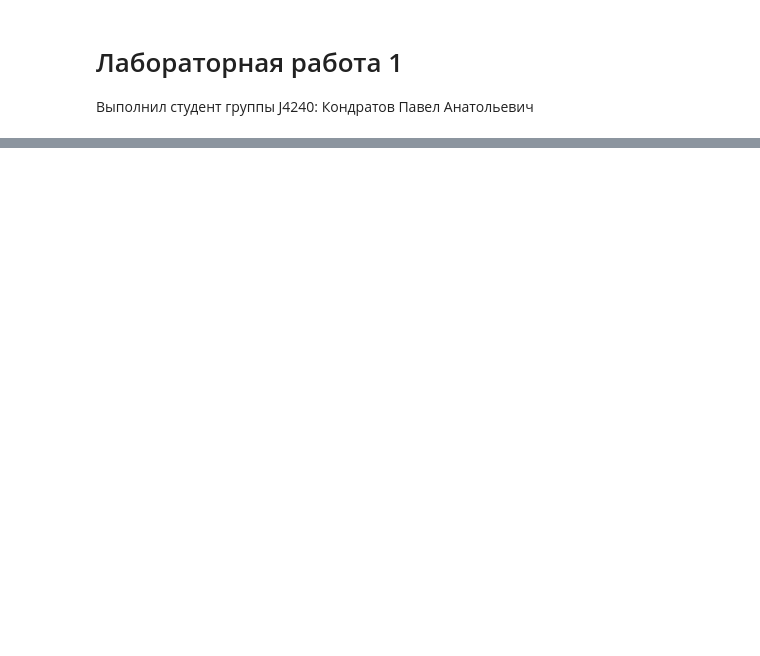
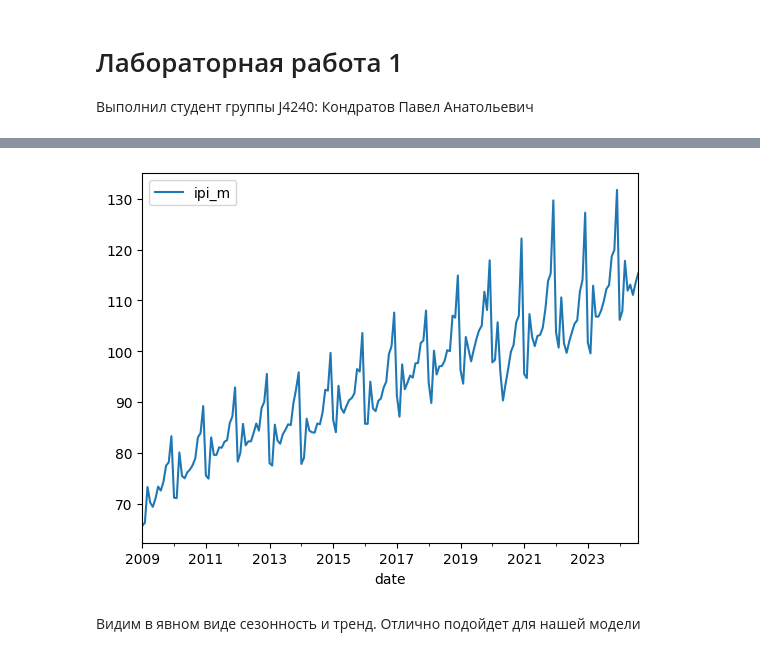
Before and after one commit to KycokOvcharki01/Learning, a Jupyter notebook: ITMO/Курс Математическое Прогнозирование/Лабораторная работа 1/Модель Хольта-Уинтерса.ipynb, the cells around one changed output, grey strips where cells are left out. Cells and saved outputs as stored; diff of their text form; code cells hidden in the pictures; blank space fills up the shorter version.

```diff
--- a/ITMO/Курс Математическое Прогнозирование/Лабораторная работа 1/Модель Хольта-Уинтерса.ipynb
+++ b/ITMO/Курс Математическое Прогнозирование/Лабораторная работа 1/Модель Хольта-Уинтерса.ipynb
@@ -12,0 +10,5 @@ TypeError: read_csv() missing 1 required positional argument: 'filepath_or_buffe
+# %%
+data = pd.read_excel("IPI_m.xlsx", sheet_name="IPI")
+data = data[data["date"] >= "2009-01-01"]
+data = data.set_index("date")
+data.tail()
@@ -12,0 +23,7 @@ TypeError: read_csv() missing 1 required positional argument: 'filepath_or_buffe
+# %%
+data.plot()
+plt.show()
+# %% [output]
+[figure, added]
+# %% [markdown]
+Видим в явном виде сезонность и тренд. Отлично подойдет для нашей модели
```
Also changed, not shown: parts of 4 cells of this notebook, 2 other files.
